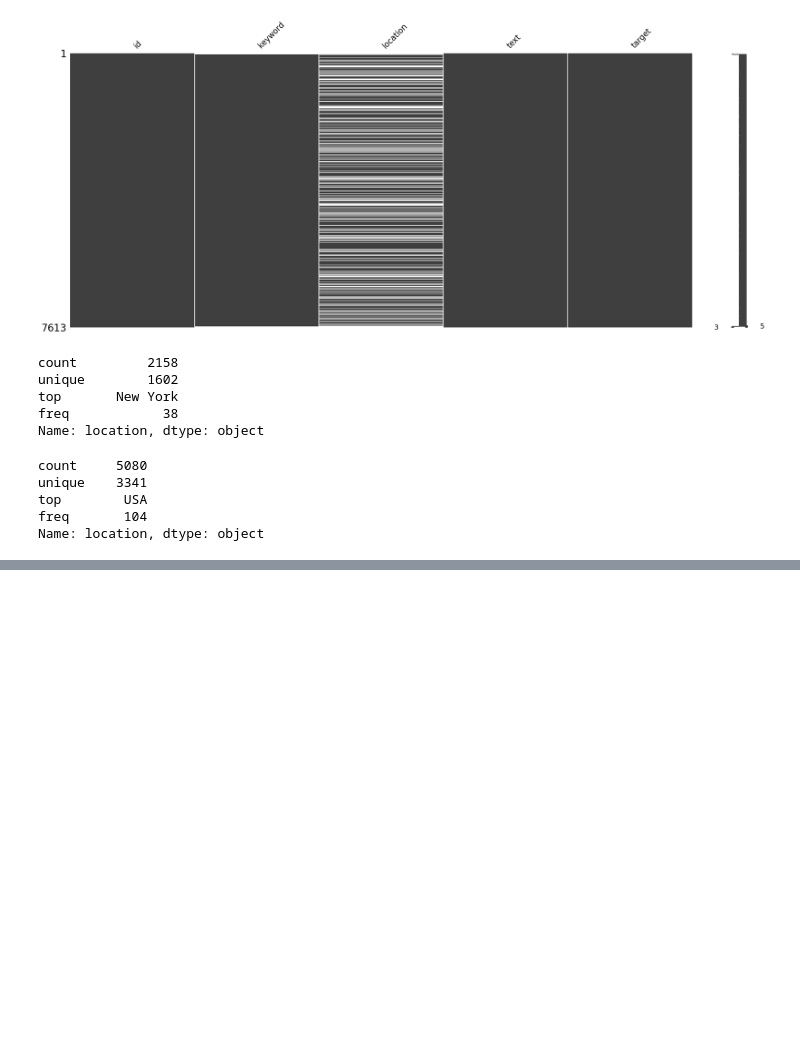
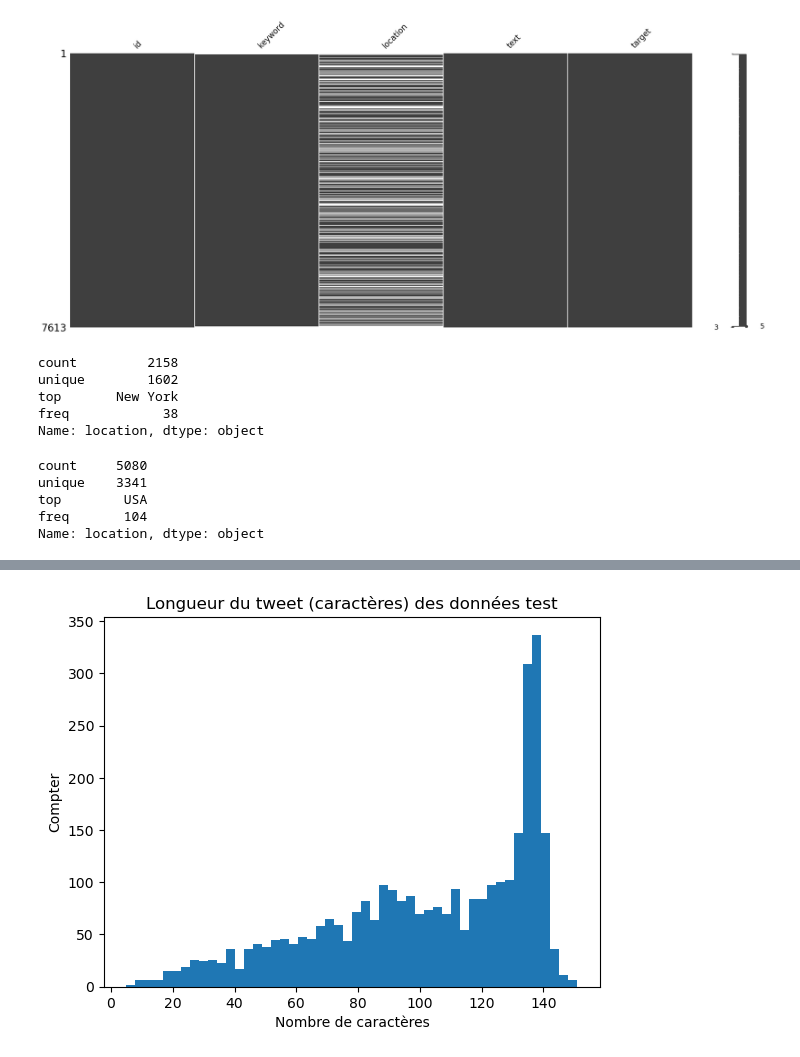
Before and after one commit to roux-michon-stehane/Eye-of-the-Emergency-projet-, a Jupyter notebook: Eye_of_the_Emergency_Notebook .ipynb, the cells around one changed output, grey strips where cells are left out. Drawn from its saved outputs; the diff is of its cells as text; code cells hidden in the pictures; blank space fills up the shorter version.

```diff
--- a/Eye_of_the_Emergency_Notebook .ipynb
+++ b/Eye_of_the_Emergency_Notebook .ipynb
@@ -247,0 +236,9 @@ Expected end of text, found '$'  (at char 69), (line:1, col:70)
+# %%
+def clean_tweet(text):
+    try:
+        tokens = word_tokenize(text)
+        tokens = [ps.stem(w) for w in tokens if not w.lower() in stop_words]
+        cleaned_tweet = ' '.join(tokens)
+        return cleaned_tweet
+    except Exception as e:
+        print("Error:", e)
@@ -247,0 +335,10 @@ Expected end of text, found '$'  (at char 69), (line:1, col:70)
+# %%
+df_test['tweet_length_chars'] = df_test['text'].apply(len)
+df_test['tweet_length_words'] = df_test['text'].apply(lambda x: len(word_tokenize(x)))
+plt.hist(df_test['tweet_length_chars'], bins=50)
+plt.title('Longueur du tweet (caractères) des données test')
+plt.xlabel('Nombre de caractères')
+plt.ylabel('Compter')
+plt.show()
+# %% [output]
+[figure, added]
```
Also changed, not shown: parts of 31 cells of this notebook.
